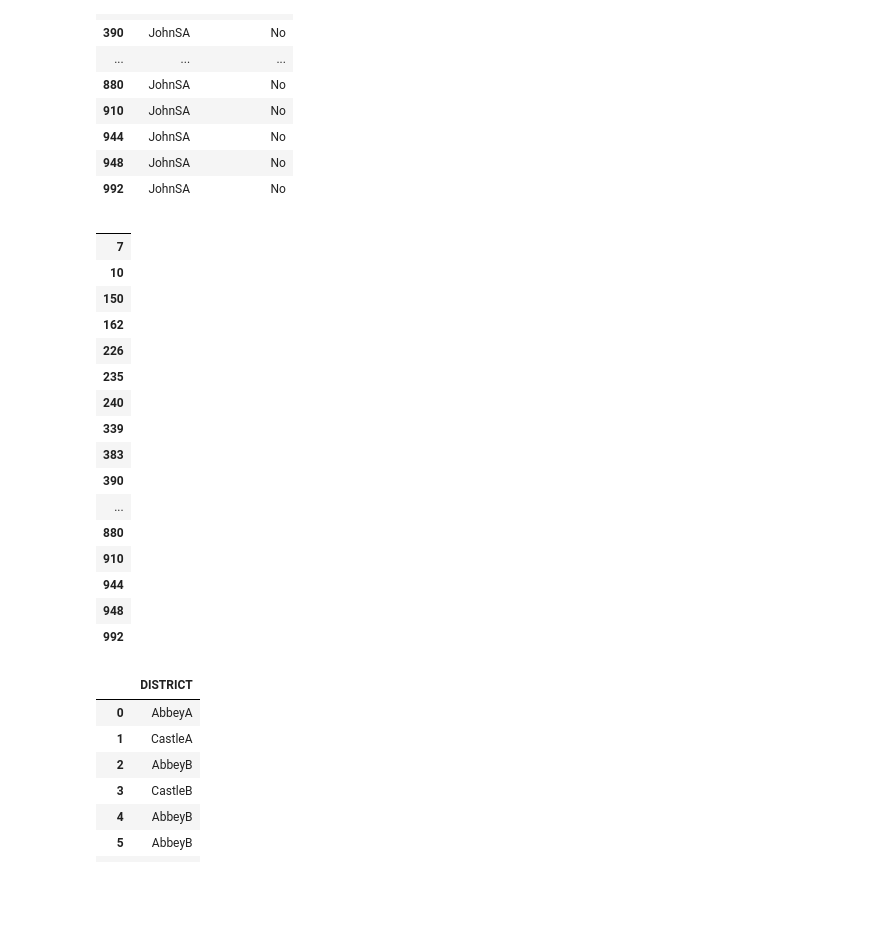
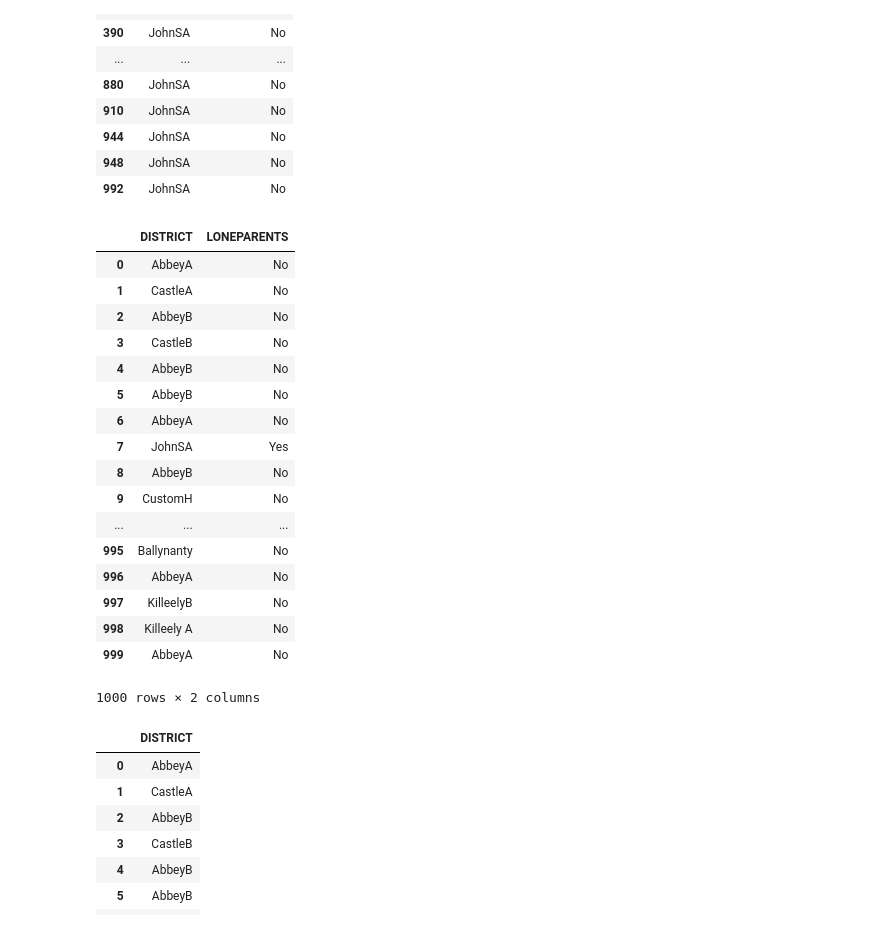
Before and after one commit to fionaoriordan/52465_19_project, a Jupyter notebook: 52465_19_project_dep1.ipynb, the cells around one changed output. Saved outputs shown, nothing was run; the diff lists cells and outputs as text; code cells hidden in the pictures; blank space fills up the shorter version.

Commit message:
Updating specfic rows in df setting loneparent = Yes

```diff
--- a/52465_19_project_dep1.ipynb
+++ b/52465_19_project_dep1.ipynb
@@ -271,27 +271,33 @@ df[(df['DISTRICT'] == "JohnSA")]
 # %%
 ### Lone Parent:
 #Adapted from https://www.shanelynn.ie/select-pandas-dataframe-rows-and-columns-using-iloc-loc-and-ix/
+# https://stackoverflow.com/questions/37725195/pandas-replace-values-based-on-index
+
+df[(df['DISTRICT'] == "JohnSA")].iloc[:, 0:0] # first two columns of data frame with all rows
 
 
-df[(df['DISTRICT'] == "JohnSA")].iloc[:, 0:0] # first two columns of data frame with all rows
+df.at[[7,10], 'LONEPARENTS']= "Yes"
+
+df
 # %% [output]
-|  |
-| 7 |
-| 10 |
-| 150 |
-| 162 |
-| 226 |
-| 235 |
-| 240 |
-| 339 |
-| 383 |
-| 390 |
-| ... |
-| 880 |
-| 910 |
-| 944 |
-| 948 |
-| 992 |
+|  | DISTRICT | LONEPARENTS |
+| 0 | AbbeyA | No |
+| 1 | CastleA | No |
+| 2 | AbbeyB | No |
+| 3 | CastleB | No |
+| 4 | AbbeyB | No |
+| 5 | AbbeyB | No |
+| 6 | AbbeyA | No |
+| 7 | JohnSA | Yes |
+| 8 | AbbeyB | No |
+| 9 | CustomH | No |
+| ... | ... | ... |
+| 995 | Ballynanty | No |
+| 996 | AbbeyA | No |
+| 997 | KilleelyB | No |
+| 998 | Killeely A | No |
+| 999 | AbbeyA | No |
+1000 rows × 2 columns
 # %%
 /python-pandas-counting-the-occurrences-of-a-specific-value
 #df.query('Household == "Lone Parent"').Household.count()
```
